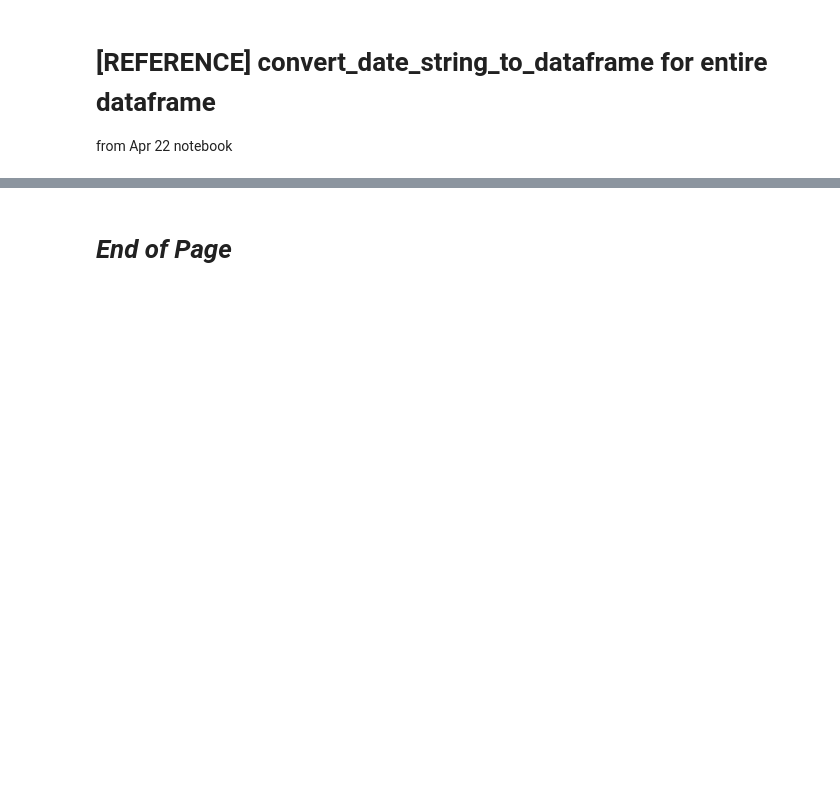
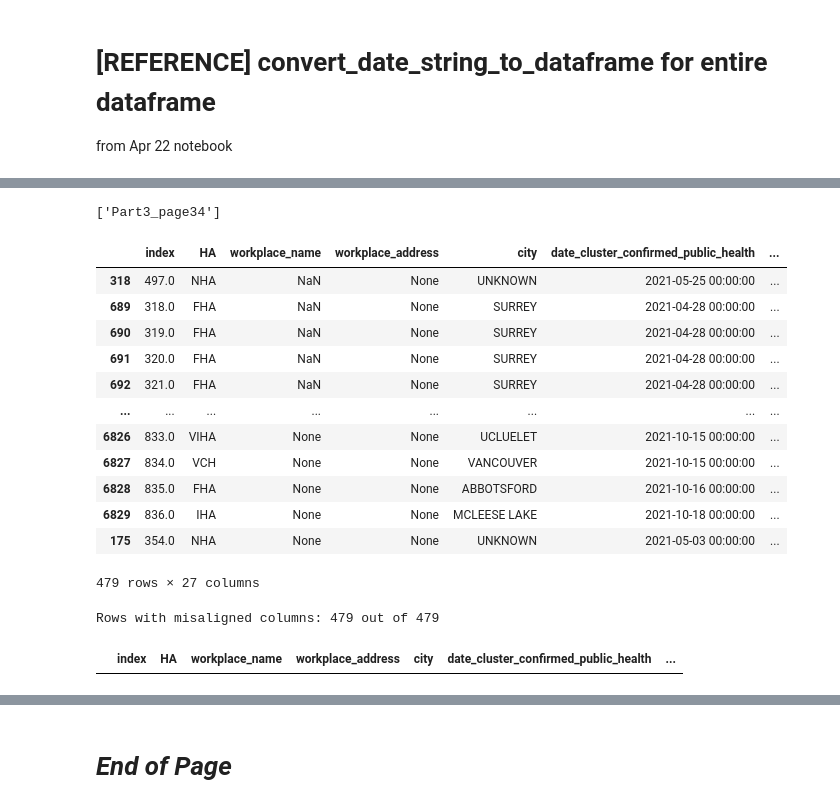
Before and after one commit to silvhua/BC-Covid-workplace-closures, a Jupyter notebook: notebooks/2023-04-30 align columns 41.ipynb, the cells around one changed output, grey strips where cells are left out. Saved outputs shown, nothing was run; the diff lists cells and outputs as text; code cells hidden in the pictures; blank space fills up the shorter version.

Commit message:
align remaining columns; convert data types

```diff
--- a/notebooks/2023-04-30 align columns 41.ipynb
+++ b/notebooks/2023-04-30 align columns 41.ipynb
@@ -2407,0 +2660,26 @@ problem_pages
+# %%
+[key for key, df in fixed_df_dict.items() if len(list(set(df.columns.duplicated()))) > 1]
+# %% [output]
+['Part3_page34']
+# %%
+pd.concat([df for df in fixed_df_dict.values()])
+# %% [output]
+|  | index | HA | workplace_name | workplace_address | city | date_cluster_confirmed_public_health | ... |
+| 318 | 497.0 | NHA | NaN | None | UNKNOWN | 2021-05-25 00:00:00 | ... |
+| 689 | 318.0 | FHA | NaN | None | SURREY | 2021-04-28 00:00:00 | ... |
+| 690 | 319.0 | FHA | NaN | None | SURREY | 2021-04-28 00:00:00 | ... |
+| 691 | 320.0 | FHA | NaN | None | SURREY | 2021-04-28 00:00:00 | ... |
+| 692 | 321.0 | FHA | NaN | None | SURREY | 2021-04-28 00:00:00 | ... |
+| ... | ... | ... | ... | ... | ... | ... | ... |
+| 6826 | 833.0 | VIHA | None | None | UCLUELET | 2021-10-15 00:00:00 | ... |
+| 6827 | 834.0 | VCH | None | None | VANCOUVER | 2021-10-15 00:00:00 | ... |
+| 6828 | 835.0 | FHA | None | None | ABBOTSFORD | 2021-10-16 00:00:00 | ... |
+| 6829 | 836.0 | IHA | None | None | MCLEESE LAKE | 2021-10-18 00:00:00 | ... |
+| 175 | 354.0 | NHA | None | None | UNKNOWN | 2021-05-03 00:00:00 | ... |
+479 rows × 27 columns
+# %%
+fixed_rows, problem_rows3, problem_pages3 = process_df(pd.concat([df for df in fixed_df_dict.values()]), save=False)
+problem_rows3
+# %% [output]
+Rows with misaligned columns: 479 out of 479
+|  | index | HA | workplace_name | workplace_address | city | date_cluster_confirmed_public_health | ... |
```
Also changed, not shown: parts of 36 cells of this notebook, 5 other files.
